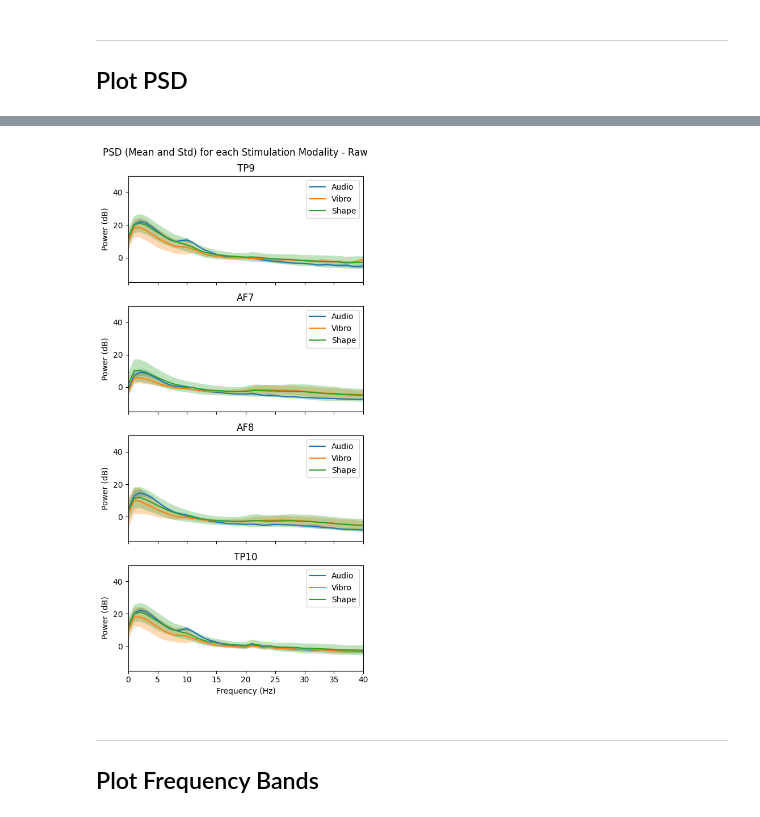
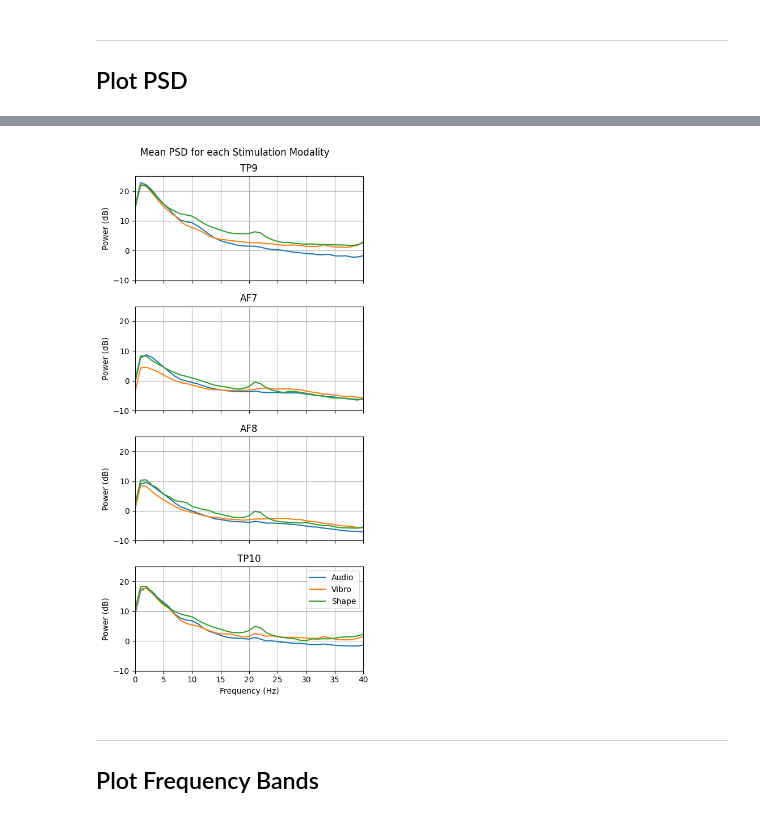
Before and after one commit to mp2419/eeg-notebooks, a Jupyter notebook: FYP/experiments/nb_PSD.ipynb, the cells around one changed output, grey strips where cells are left out. Drawn from its saved outputs; the diff is of its cells as text; code cells hidden in the pictures.

```diff
--- a/FYP/experiments/nb_PSD.ipynb
+++ b/FYP/experiments/nb_PSD.ipynb
@@ -43,7 +43,7 @@ for key, values in data.items():
         key = key.replace('.json', '.fif')
         keys_below_30.append(key)
 
-to_add = ['VibroVisual_10_2.fif','VibroVisual_02_2.fif','VibroVisual_03_1.fif','VibroVisual_03_2.fif']
+to_add = ['VibroVisual_10_2.fif','VibroVisual_02_2.fif','VibroVisual_03_1.fif','VibroVisual_03_2.fif','VibroVisual_12_1.fif','VibroVisual_12_2.fif', 'VibroVisual_15_2.fif','VibroVisual_15_1.fif','VibroVisual_14_1.fif','VibroVisual_14_2.fif',  'AudioVisual_15_2.fif','AudioVisual_15_1.fif','AudioVisual_14_1.fif','AudioVisual_14_2.fif', 'AudioVisual_12_1.fif','AudioVisual_12_2.fif']
 for i in to_add:
     keys_below_30.append(i)
 
@@ -60,7 +60,10 @@ files_all = [file for file in os.listdir(raw_folder) if '_2.fif' in file]
 # %%
 
 #-----SET FILE SELECTION
-raw_files = files_clean
+raw_files = ['AudioVisual_04_1.fif', 'AudioVisual_04_2.fif', 'AudioVisual_06_1.fif', 'AudioVisual_06_2.fif',  'AudioVisual_15_2.fif', 'AudioVisual_15_1.fif',               'AudioVisual_14_1.fif', 'AudioVisual_14_2.fif', 'AudioVisual_17_1.fif', 'AudioVisual_17_2.fif',
+             'ShapeVisual_03_1.fif', 'ShapeVisual_03_2.fif', 'ShapeVisual_06_2.fif',  'ShapeVisual_12_1.fif', 'ShapeVisual_14_1.fif', 'ShapeVisual_14_2.fif', 'ShapeVisual_17_1.fif', 'ShapeVisual_17_2.fif',
+             'VibroVisual_10_2.fif','VibroVisual_02_2.fif','VibroVisual_03_1.fif','VibroVisual_03_2.fif', 'VibroVisual_17_1.fif', 'VibroVisual_17_2.fif'] #
+
 trial = False
 
 if trial:
@@ -119,7 +122,7 @@ for file in raw_files:
     psd_data[modality].append(psd_array)
 
 # Save the PSD data dictionary to a file
-np.save('var\\psd_data.npy', psd_data) # ----SET FILE NAME
-print("PSD data saved to 'var\\psd_data.npy'")
+np.save('psd_data.npy', psd_data) # ----SET FILE NAME
+print("PSD data saved to 'psd_data.npy'")
 # %% [output]
 Computing PSD analysis for trial AudioVisual_04_1.fif
@@ -173,37 +342,40 @@ for modality in psd_data.keys():
 # %%
 
 fig, axs = plt.subplots(4, 1, figsize=(5, 10), sharex=True)
 channel_names = ['TP9', 'AF7', 'AF8', 'TP10']
+
 
 # Plotting mean and std for each modality and channel
 for modality in psd_data.keys():
     psd_array = np.array(psd_data[modality])
     #psd_trials =10*np.log10(np.array(psd_data[modality]))
     mean_psd = np.mean(10*np.log10(psd_array), axis=0)
     std_psd = np.std(10*np.log10(psd_array), axis=0)
 
     for ch in range(mean_psd.shape[0]):
         axs[ch].plot(freqs, mean_psd[ch], label=f'{modality}')
-        axs[ch].fill_between(freqs, mean_psd[ch] - std_psd[ch], mean_psd[ch] + std_psd[ch], alpha=0.3)
-        axs[ch].set_ylim(-15, 50)
+        #axs[ch].fill_between(freqs, mean_psd[ch] - std_psd[ch], mean_psd[ch] + std_psd[ch], alpha=0.3)
+        axs[ch].set_ylim(-10, 25)
 
 # Set titles and labels for each subplot
 for i, ax in enumerate(axs):
     ax.set_title(f'{channel_names[i]}')
     ax.set_ylabel('Power (dB)')
-    ax.legend()
+    ax.grid(True)
+
+ax.legend()
 
 plt.xlim(0, 40)
-plt.ylim(-15, 50)
+plt.ylim(-10, 25)
 
 
 axs[-1].set_xlabel('Frequency (Hz)')
-plt.suptitle("PSD (Mean and Std) for each Stimulation Modality - Raw")
+plt.suptitle("Mean PSD for each Stimulation Modality")
 plt.tight_layout()
 
 plt.show()
 # %% [output]
-[figure, old version]
+[figure, new version]
 # %% [markdown]
 -------
 Plot Frequency Bands
```
Also changed, not shown: parts of 6 cells of this notebook, 7 other files.
